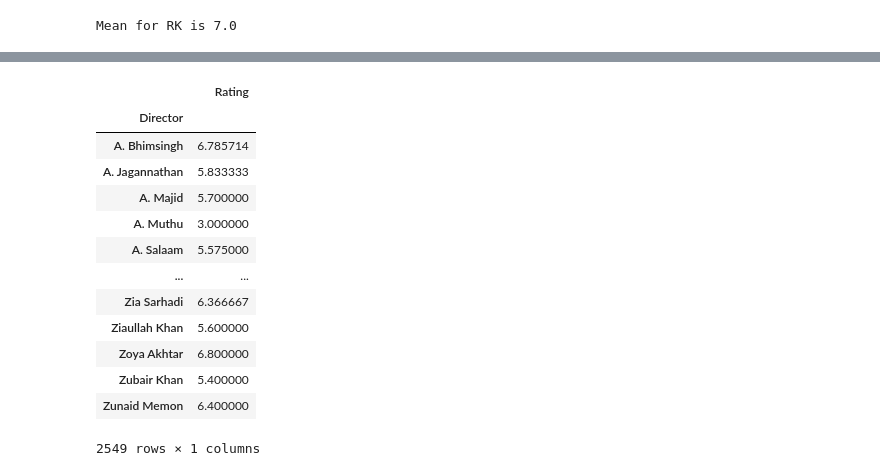
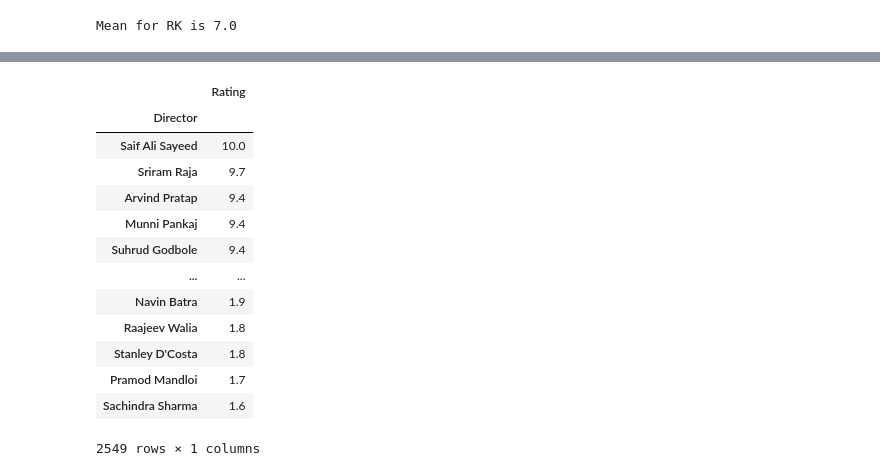
Before and after one commit to manaskocharekar/jupyter-notebooks, a Jupyter notebook: IMDb Movies India.ipynb, the cells around one changed output, grey strips where cells are left out. Cells and saved outputs as stored; diff of their text form; code cells hidden in the pictures.

```diff
--- a/IMDb Movies India.ipynb
+++ b/IMDb Movies India.ipynb
@@ -164,22 +166,22 @@ srk
 # %%
 new = new_sort.groupby(["Director"])["Rating"].mean()
 newdf = pd.DataFrame(new)
 newdf
 
-# ss = newdf.sort_values(by=["Rating"], ascending=False).reset_index(drop=True)
-# ss
+ss = newdf.sort_values(by=["Rating"], ascending=False)
+ss
 # %% [output]
 |  | Rating |
 | Director |  |
-| A. Bhimsingh | 6.785714 |
-| A. Jagannathan | 5.833333 |
-| A. Majid | 5.700000 |
-| A. Muthu | 3.000000 |
-| A. Salaam | 5.575000 |
+| Saif Ali Sayeed | 10.0 |
+| Sriram Raja | 9.7 |
+| Arvind Pratap | 9.4 |
+| Munni Pankaj | 9.4 |
+| Suhrud Godbole | 9.4 |
 | ... | ... |
-| Zia Sarhadi | 6.366667 |
-| Ziaullah Khan | 5.600000 |
-| Zoya Akhtar | 6.800000 |
-| Zubair Khan | 5.400000 |
-| Zunaid Memon | 6.400000 |
+| Navin Batra | 1.9 |
+| Raajeev Walia | 1.8 |
+| Stanley D'Costa | 1.8 |
+| Pramod Mandloi | 1.7 |
+| Sachindra Sharma | 1.6 |
 2549 rows × 1 columns
```
Also changed, not shown: parts of 1 cell of this notebook.
